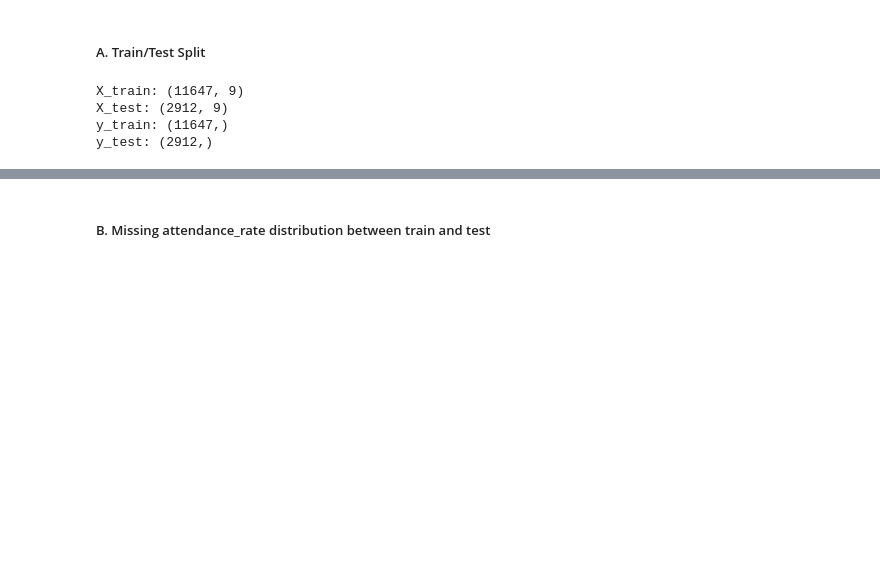
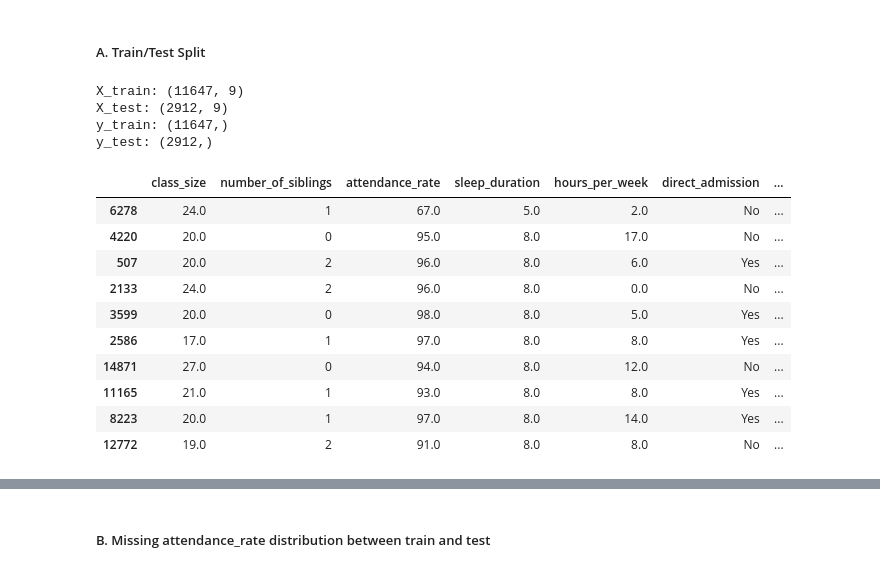
Before and after one commit to thedataanalyst-ylime/o-level-mathematics-performance-analysis, a Jupyter notebook: eda.ipynb, the cells around one changed output, grey strips where cells are left out. Cells and saved outputs as stored; diff of their text form; code cells hidden in the pictures; blank space fills up the shorter version.

```diff
--- a/eda.ipynb
+++ b/eda.ipynb
@@ -2117,3 +2122,17 @@ X_train: (11647, 9)
 X_test: (2912, 9)
 y_train: (11647,)
 y_test: (2912,)
+# %%
+X_train.head(10)
+# %% [output]
+|  | class_size | number_of_siblings | attendance_rate | sleep_duration | hours_per_week | direct_admission | ... |
+| 6278 | 24.0 | 1 | 67.0 | 5.0 | 2.0 | No | ... |
+| 4220 | 20.0 | 0 | 95.0 | 8.0 | 17.0 | No | ... |
+| 507 | 20.0 | 2 | 96.0 | 8.0 | 6.0 | Yes | ... |
+| 2133 | 24.0 | 2 | 96.0 | 8.0 | 0.0 | No | ... |
+| 3599 | 20.0 | 0 | 98.0 | 8.0 | 5.0 | Yes | ... |
+| 2586 | 17.0 | 1 | 97.0 | 8.0 | 8.0 | Yes | ... |
+| 14871 | 27.0 | 0 | 94.0 | 8.0 | 12.0 | No | ... |
+| 11165 | 21.0 | 1 | 93.0 | 8.0 | 8.0 | Yes | ... |
+| 8223 | 20.0 | 1 | 97.0 | 8.0 | 14.0 | Yes | ... |
+| 12772 | 19.0 | 2 | 91.0 | 8.0 | 8.0 | No | ... |
```
Also changed, not shown: parts of 24 cells of this notebook.
